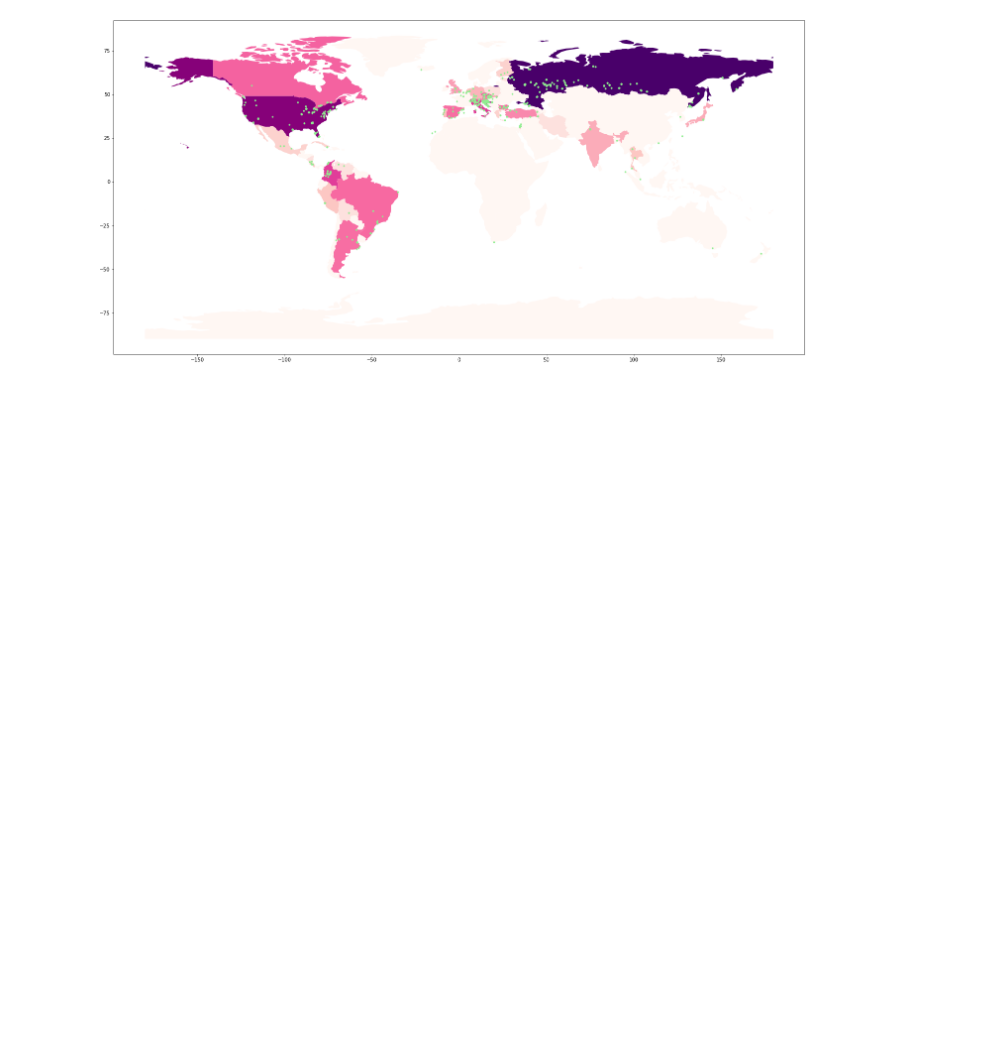
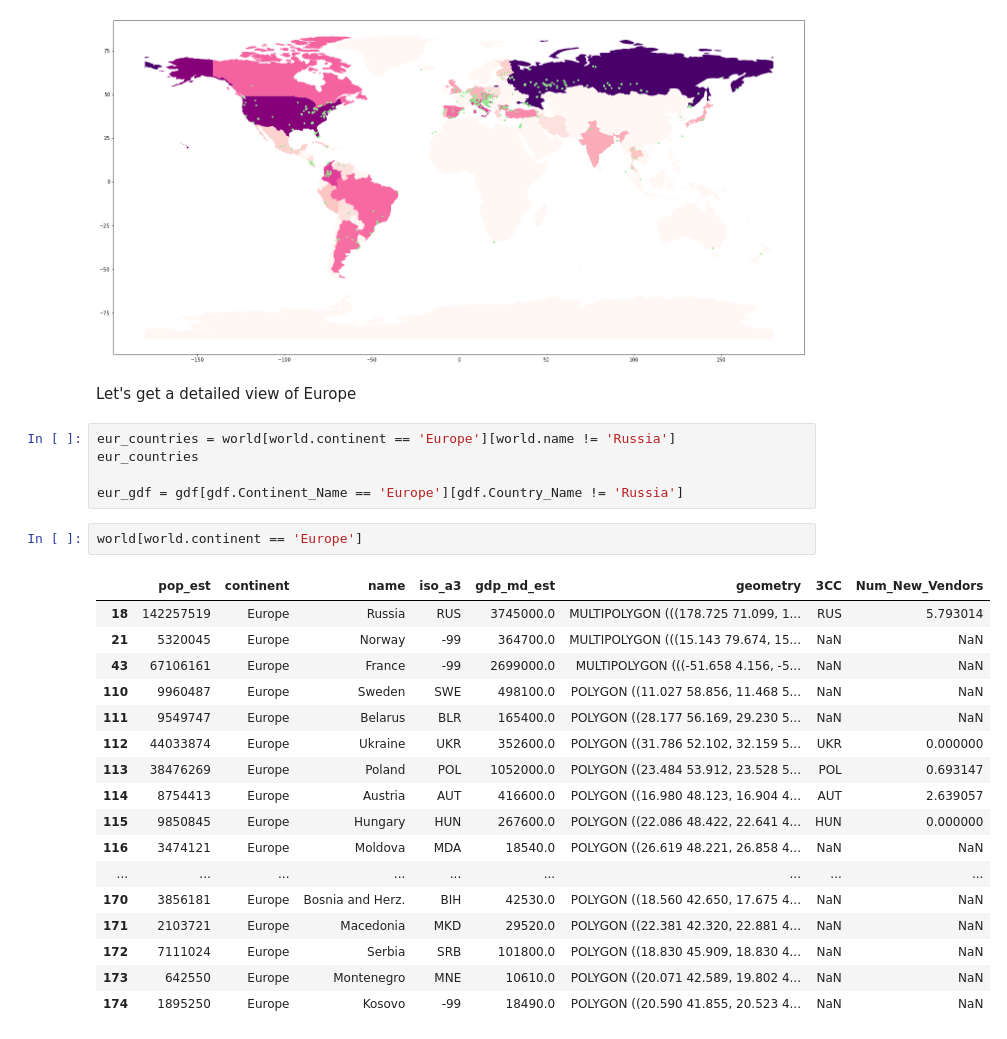
Before and after one commit to djpecot/CryptoMerchants_Map, a Jupyter notebook: Mapping_Viz.ipynb, the cells around one changed output. Saved outputs shown, nothing was run; the diff lists cells and outputs as text; blank space fills up the shorter version.

```diff
--- a/Mapping_Viz.ipynb
+++ b/Mapping_Viz.ipynb
@@ -160,3 +160,30 @@ gdf.plot(ax=base, color='lightgreen', markersize = 7)
 # %% [output]
 <matplotlib.axes._subplots.AxesSubplot at 0x...>
 [figure]
+# %% [markdown]
+Let's get a detailed view of Europe
+# %%
+eur_countries = world[world.continent == 'Europe'][world.name != 'Russia']
+eur_countries
+
+eur_gdf = gdf[gdf.Continent_Name == 'Europe'][gdf.Country_Name != 'Russia']
+# %%
+world[world.continent == 'Europe']
+# %% [output]
+|  | pop_est | continent | name | iso_a3 | gdp_md_est | geometry | 3CC | Num_New_Vendors |
+| 18 | 142257519 | Europe | Russia | RUS | 3745000.0 | MULTIPOLYGON (((178.725 71.099, 1... | RUS | 5.793014 |
+| 21 | 5320045 | Europe | Norway | -99 | 364700.0 | MULTIPOLYGON (((15.143 79.674, 15... | NaN | NaN |
+| 43 | 67106161 | Europe | France | -99 | 2699000.0 | MULTIPOLYGON (((-51.658 4.156, -5... | NaN | NaN |
+| 110 | 9960487 | Europe | Sweden | SWE | 498100.0 | POLYGON ((11.027 58.856, 11.468 5... | NaN | NaN |
+| 111 | 9549747 | Europe | Belarus | BLR | 165400.0 | POLYGON ((28.177 56.169, 29.230 5... | NaN | NaN |
+| 112 | 44033874 | Europe | Ukraine | UKR | 352600.0 | POLYGON ((31.786 52.102, 32.159 5... | UKR | 0.000000 |
+| 113 | 38476269 | Europe | Poland | POL | 1052000.0 | POLYGON ((23.484 53.912, 23.528 5... | POL | 0.693147 |
+| 114 | 8754413 | Europe | Austria | AUT | 416600.0 | POLYGON ((16.980 48.123, 16.904 4... | AUT | 2.639057 |
+| 115 | 9850845 | Europe | Hungary | HUN | 267600.0 | POLYGON ((22.086 48.422, 22.641 4... | HUN | 0.000000 |
+| 116 | 3474121 | Europe | Moldova | MDA | 18540.0 | POLYGON ((26.619 48.221, 26.858 4... | NaN | NaN |
+| ... | ... | ... | ... | ... | ... | ... | ... | ... |
+| 170 | 3856181 | Europe | Bosnia and Herz. | BIH | 42530.0 | POLYGON ((18.560 42.650, 17.675 4... | NaN | NaN |
+| 171 | 2103721 | Europe | Macedonia | MKD | 29520.0 | POLYGON ((22.381 42.320, 22.881 4... | NaN | NaN |
+| 172 | 7111024 | Europe | Serbia | SRB | 101800.0 | POLYGON ((18.830 45.909, 18.830 4... | NaN | NaN |
+| 173 | 642550 | Europe | Montenegro | MNE | 10610.0 | POLYGON ((20.071 42.589, 19.802 4... | NaN | NaN |
+| 174 | 1895250 | Europe | Kosovo | -99 | 18490.0 | POLYGON ((20.590 41.855, 20.523 4... | NaN | NaN |
```
Also changed, not shown: parts of 1 cell of this notebook, 3 other files.
